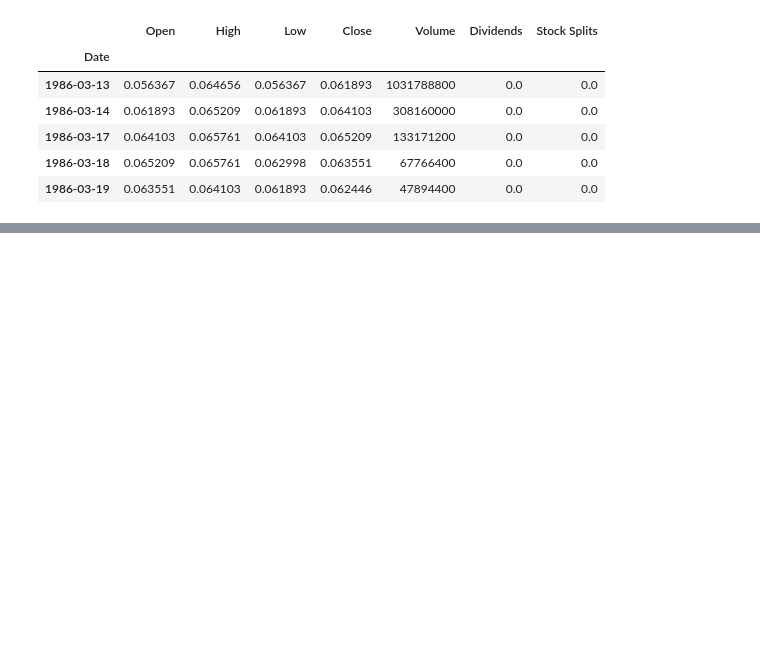
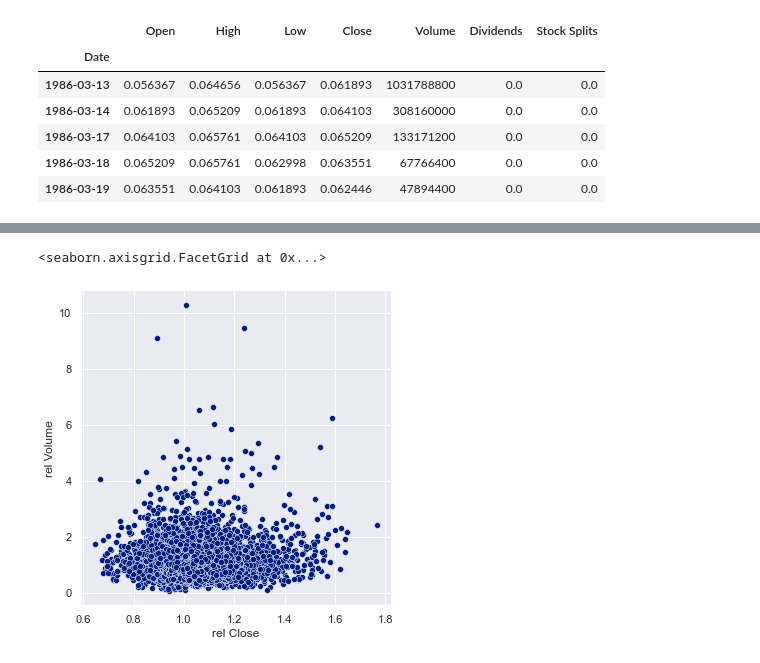
Before and after one commit to SimonHoeckenkamp/stockPicker, a Jupyter notebook: stockPicker_notebook.ipynb, the cells around one changed output, grey strips where cells are left out. Saved outputs shown, nothing was run; the diff lists cells and outputs as text; code cells hidden in the pictures; blank space fills up the shorter version.

```diff
--- a/stockPicker_notebook.ipynb
+++ b/stockPicker_notebook.ipynb
@@ -52,0 +67,5 @@ msft.balance_sheet
+# %%
+sns.relplot(x="rel Close", y="rel Volume", data=df_msft_hist)
+# %% [output]
+<seaborn.axisgrid.FacetGrid at 0x...>
+[figure, added]
```
Also changed, not shown: parts of 5 cells of this notebook.
